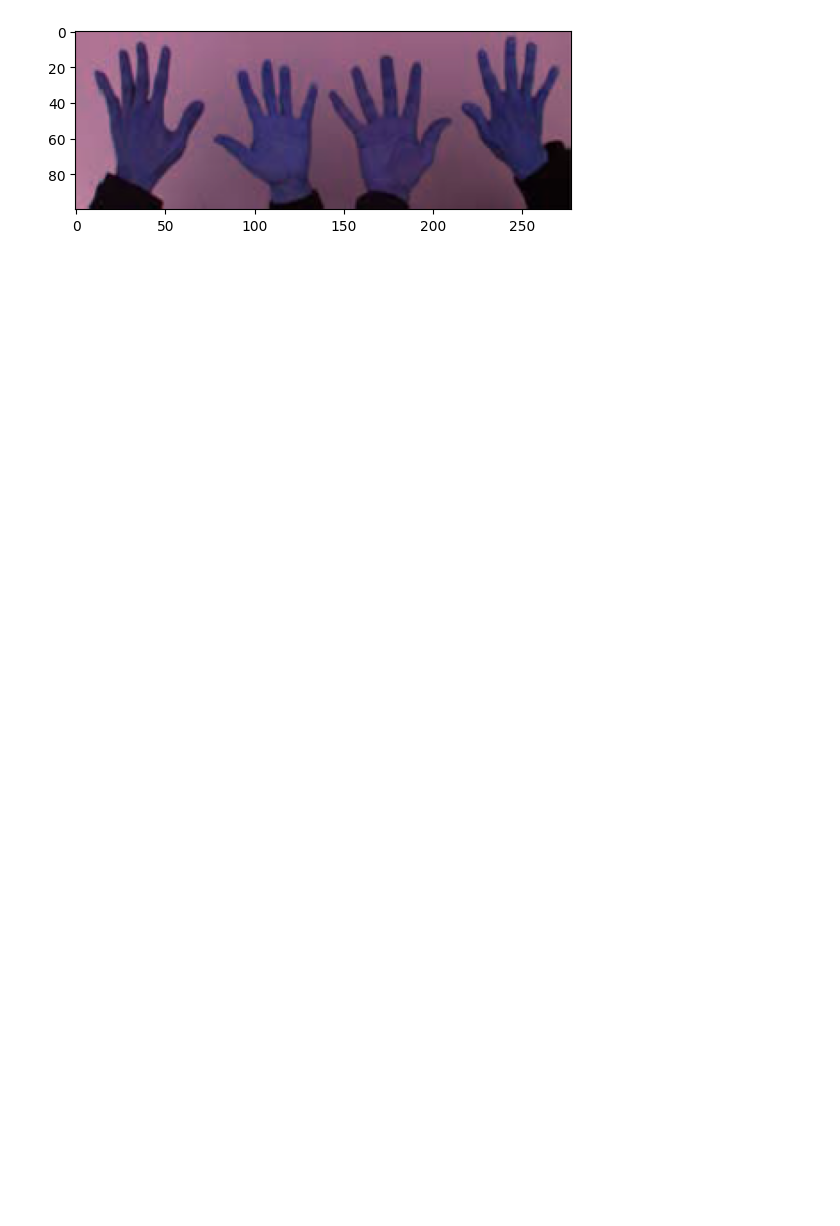
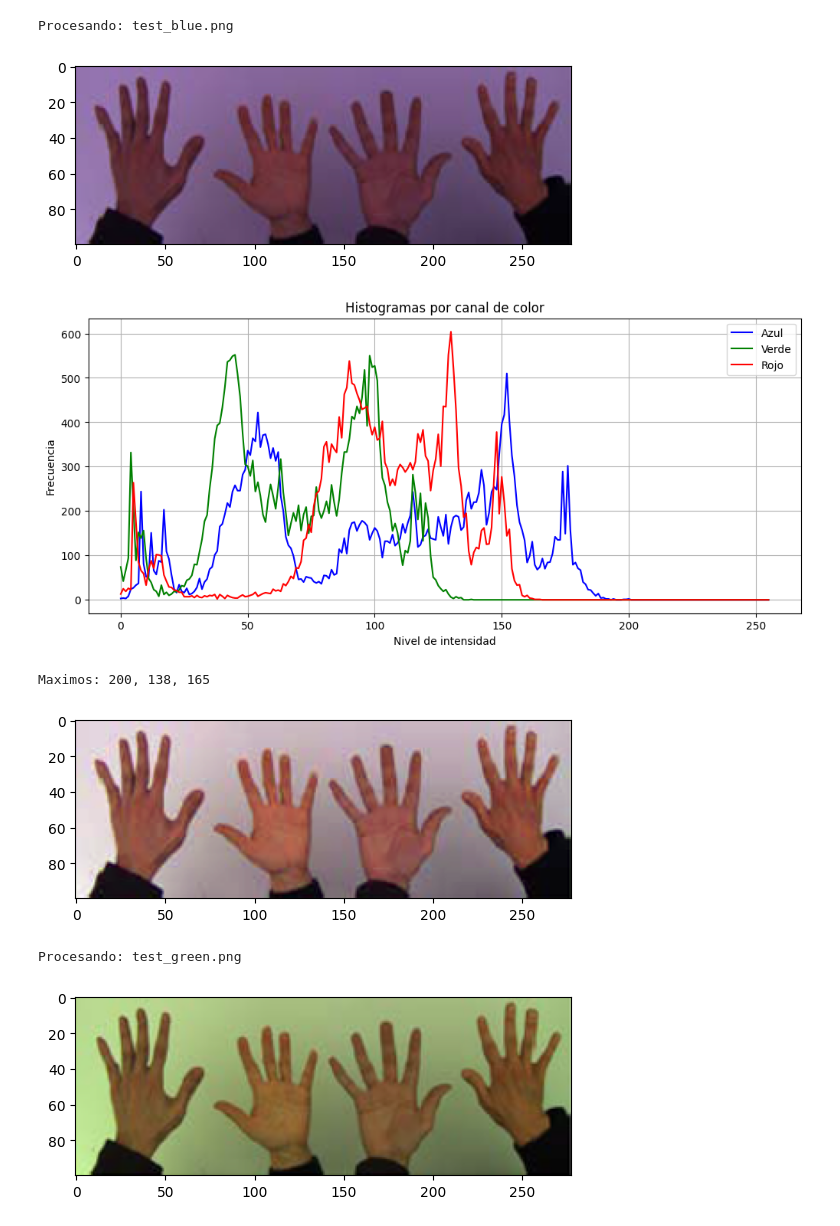
Before and after one commit to CEIA-MBer-ATacc/ceia_cv_tps, a Jupyter notebook: TP1/white_patch/white-patch.ipynb, the cells around one changed output. Drawn from its saved outputs; the diff is of its cells as text; code cells hidden in the pictures; blank space fills up the shorter version.

```diff
--- a/TP1/white_patch/white-patch.ipynb
+++ b/TP1/white_patch/white-patch.ipynb
@@ -7,6 +5,0 @@ img = cv.imread('test_blue.png')
-# %%
-plt.figure()
-plt.imshow(img)
-plt.show()
-# %% [output]
-[figure, removed]
@@ -12,0 +24,67 @@ plt.show()
+# %%
+def get_new_pixel(value, max):
+    if max == 255:
+        max = .98*255
+    return min(255, int((255/ max) * value))
+
+def white_patch(img):
+    img_modificada = img.copy()
+    b, g, r = cv.split(img_modificada)
+
+    max_b = np.max(b)
+    max_g = np.max(g)
+    max_r = np.max(r)
+    print(f"Maximos: {max_b}, {max_g}, {max_r}")
+    for fila in range(img.shape[0]):
+        for col in range(img.shape[1]):
+            img_modificada[fila, col, 0] = get_new_pixel(img_modificada[fila, col, 0], max_b)
+            img_modificada[fila, col, 1] = get_new_pixel(img_modificada[fila, col, 1], max_g)
+            img_modificada[fila, col, 2] = get_new_pixel(img_modificada[fila, col, 2], max_r)
+    return img_modificada
+# %%
+# Extensiones permitidas
+extensiones = ('.jpg', '.png')
+
+# Crear carpeta si no existe
+output_dir = "procesadas"
+os.makedirs(output_dir, exist_ok=True)
+
+# Iterar sobre los archivos del directorio actual
+for archivo in os.listdir('.'):
+    if archivo.lower().endswith(extensiones):
+        print(f"Procesando: {archivo}")
+        img = cv.imread(archivo)
+
+        if img is None:
+            print(f"⚠️ No se pudo leer {archivo}")
+            continue
+
+        # Mustro la imagen original
+        plt.figure()
+        plt.imshow(img[:,:,::-1])
+        plt.show()
+
+        #Mostramos el histograma de la imagen original
+        b, g, r = cv.split(img)
+        show_hist(b, g, r)
+
+        # Aplicar white patch
+        new_img = white_patch(img)
+        # Mostramos imagen corregida
+        plt.figure()
+        plt.imshow(new_img[:,:,::-1])
+        plt.show()
+
+        # Construir ruta de salida
+        output_path = os.path.join(output_dir, f"procesado_{archivo}")
+
+        # Guardar imagen
+        cv.imwrite(output_path, new_img)
+# %% [output]
+Procesando: test_blue.png
+[figure, added]
+[figure, added]
+Maximos: 200, 138, 165
+[figure, added]
+Procesando: test_green.png
+[figure, added]
```
Also changed, not shown: parts of 4 cells of this notebook, 9 other files.
